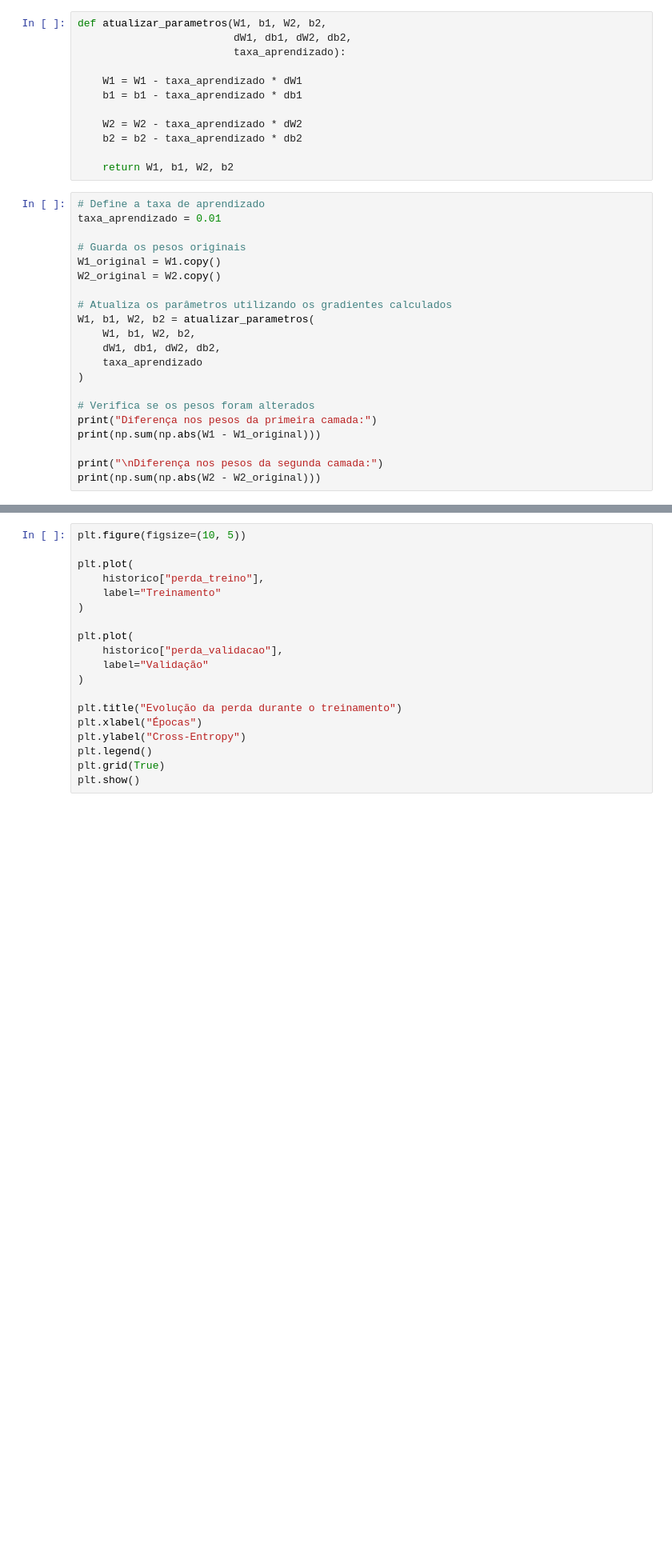
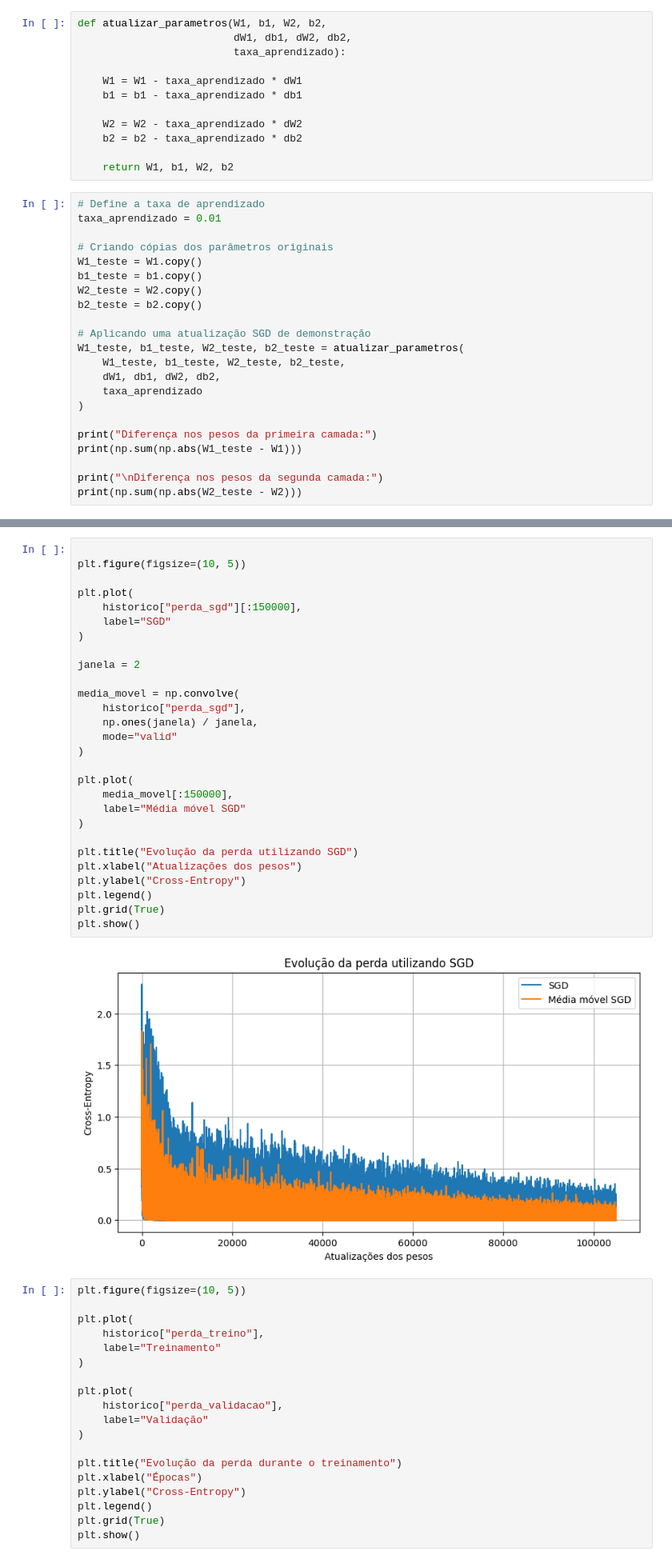
Before and after one commit to pedro-igor-pitl/projeto-iris-NP2, a Jupyter notebook: notebooks/projeto_iris_np2.ipynb, the cells around one changed output, grey strips where cells are left out. Shown at 80% size. Drawn from its saved outputs; the diff is of its cells as text; blank space fills up the shorter version.

Commit message:
Atualização do Grafico de representação do SGD

```diff
--- a/notebooks/projeto_iris_np2.ipynb
+++ b/notebooks/projeto_iris_np2.ipynb
@@ -637,22 +634,23 @@ def atualizar_parametros(W1, b1, W2, b2,
 # Define a taxa de aprendizado
 taxa_aprendizado = 0.01
 
-# Guarda os pesos originais
-W1_original = W1.copy()
-W2_original = W2.copy()
+# Criando cópias dos parâmetros originais
+W1_teste = W1.copy()
+b1_teste = b1.copy()
+W2_teste = W2.copy()
+b2_teste = b2.copy()
 
-# Atualiza os parâmetros utilizando os gradientes calculados
-W1, b1, W2, b2 = atualizar_parametros(
-    W1, b1, W2, b2,
+# Aplicando uma atualização SGD de demonstração
+W1_teste, b1_teste, W2_teste, b2_teste = atualizar_parametros(
+    W1_teste, b1_teste, W2_teste, b2_teste,
     dW1, db1, dW2, db2,
     taxa_aprendizado
 )
 
-# Verifica se os pesos foram alterados
 print("Diferença nos pesos da primeira camada:")
-print(np.sum(np.abs(W1 - W1_original)))
+print(np.sum(np.abs(W1_teste - W1)))
 
 print("\nDiferença nos pesos da segunda camada:")
-print(np.sum(np.abs(W2 - W2_original)))
+print(np.sum(np.abs(W2_teste - W2)))
 # %% [output]
 Diferença nos pesos da primeira camada:
@@ -784,3 +807,33 @@ Acurácia final de validação:
+# %%
+
+plt.figure(figsize=(10, 5))
+
+plt.plot(
+    historico["perda_sgd"][:150000],
+    label="SGD"
+)
+
+janela = 2
+
+media_movel = np.convolve(
+    historico["perda_sgd"],
+    np.ones(janela) / janela,
+    mode="valid"
+)
+
+plt.plot(
+    media_movel[:150000],
+    label="Média móvel SGD"
+)
+
+plt.title("Evolução da perda utilizando SGD")
+plt.xlabel("Atualizações dos pesos")
+plt.ylabel("Cross-Entropy")
+plt.legend()
+plt.grid(True)
+plt.show()
+# %% [output]
+[figure, added]
 # %%
 plt.figure(figsize=(10, 5))
 
```
Also changed, not shown: parts of 6 cells of this notebook.
